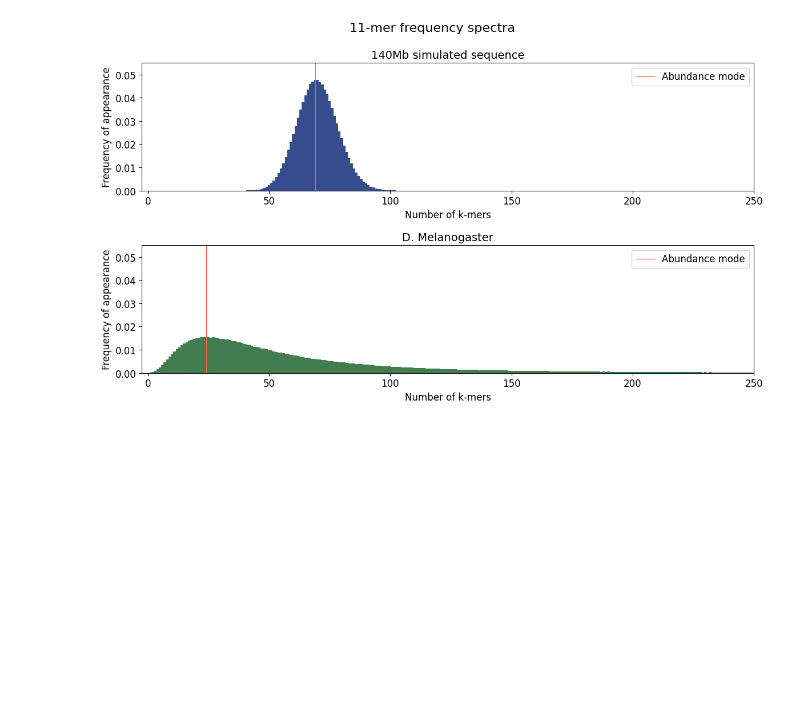
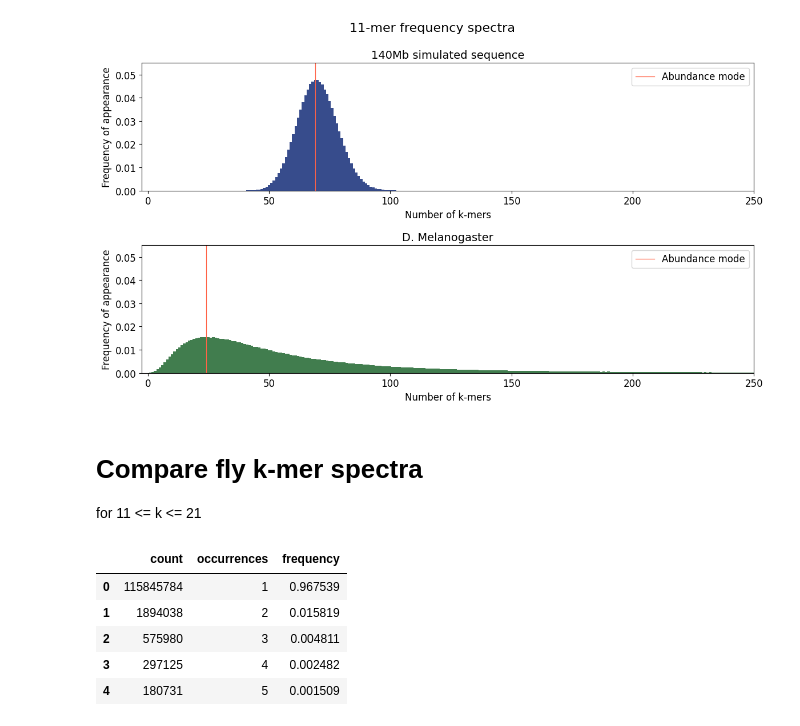
Before and after one commit to eaasna/test-DREAM-stellar, a Jupyter notebook: work-python/kmer-spectra/kmer occurrence counts.ipynb, the cells around one changed output. Saved outputs shown, nothing was run; the diff lists cells and outputs as text; code cells hidden in the pictures; blank space fills up the shorter version.

```diff
--- a/work-python/kmer-spectra/kmer occurrence counts.ipynb
+++ b/work-python/kmer-spectra/kmer occurrence counts.ipynb
@@ -162,3 +164,17 @@ fig.tight_layout()
 fig.savefig('11mer_frequency_spectra.png', dpi = 250)
 # %% [output]
 [figure]
+# %% [markdown]
+# Compare fly k-mer spectra
+
+for 11 <= k <= 21
+# %%
+fly = read_occ_table("fly.21mer.tsv")
+fly.head()
+# %% [output]
+|  | count | occurrences | frequency |
+| 0 | 115845784 | 1 | 0.967539 |
+| 1 | 1894038 | 2 | 0.015819 |
+| 2 | 575980 | 3 | 0.004811 |
+| 3 | 297125 | 4 | 0.002482 |
+| 4 | 180731 | 5 | 0.001509 |
```
Also changed, not shown: parts of 7 cells of this notebook, 1 other file.
